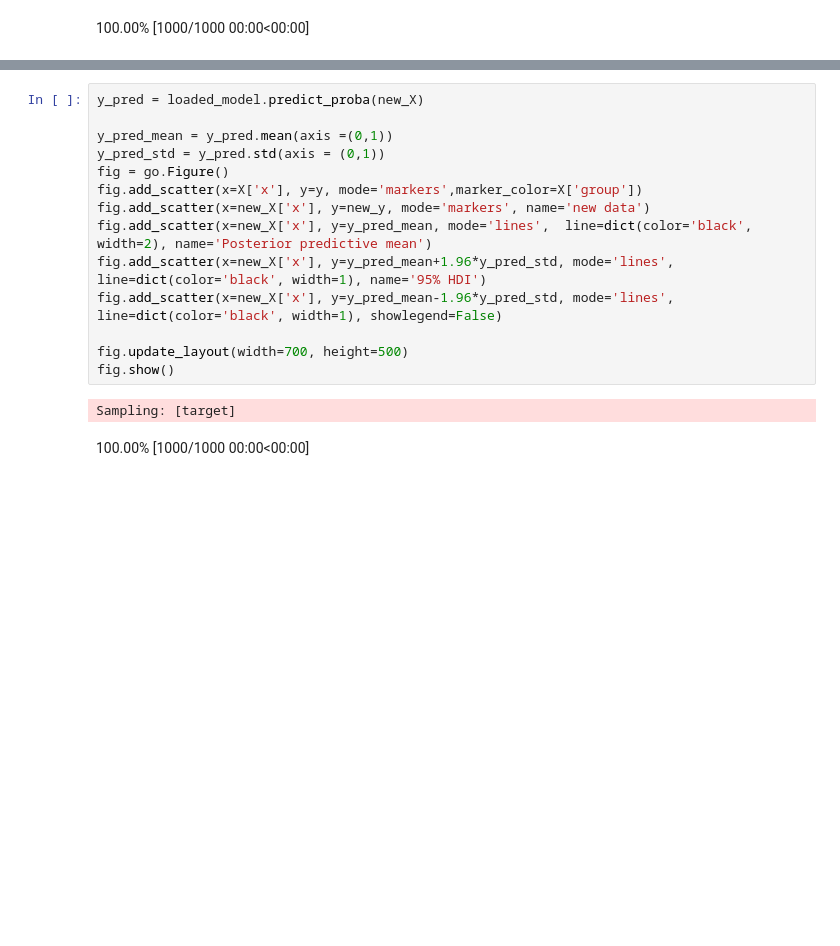
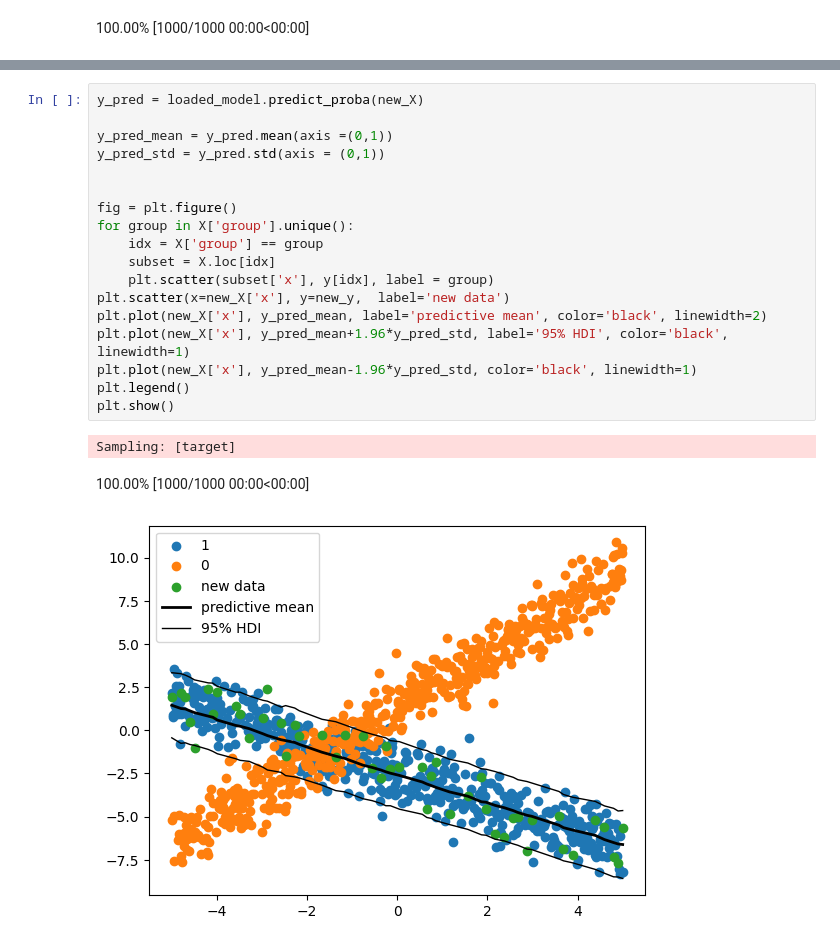
Before and after one commit to pymc-devs/pymc-experimental, a Jupyter notebook: notebooks/modelbuilder_example.ipynb, the cells around one changed output, grey strips where cells are left out. Saved outputs shown, nothing was run; the diff lists cells and outputs as text; blank space fills up the shorter version.

```diff
--- a/notebooks/modelbuilder_example.ipynb
+++ b/notebooks/modelbuilder_example.ipynb
@@ -147,17 +157,22 @@ fig.show()
 # %%
 y_pred = loaded_model.predict_proba(new_X)
 
 y_pred_mean = y_pred.mean(axis =(0,1))
 y_pred_std = y_pred.std(axis = (0,1))
-fig = go.Figure()
-fig.add_scatter(x=X['x'], y=y, mode='markers',marker_color=X['group'])
-fig.add_scatter(x=new_X['x'], y=new_y, mode='markers', name='new data')
-fig.add_scatter(x=new_X['x'], y=y_pred_mean, mode='lines',  line=dict(color='black', width=2), name='Posterior predictive mean')
-fig.add_scatter(x=new_X['x'], y=y_pred_mean+1.96*y_pred_std, mode='lines', line=dict(color='black', width=1), name='95% HDI')
-fig.add_scatter(x=new_X['x'], y=y_pred_mean-1.96*y_pred_std, mode='lines', line=dict(color='black', width=1), showlegend=False)
 
-fig.update_layout(width=700, height=500)
-fig.show()
+
+fig = plt.figure()
+for group in X['group'].unique():
+    idx = X['group'] == group
+    subset = X.loc[idx]
+    plt.scatter(subset['x'], y[idx], label = group)
+plt.scatter(x=new_X['x'], y=new_y,  label='new data')
+plt.plot(new_X['x'], y_pred_mean, label='predictive mean', color='black', linewidth=2)
+plt.plot(new_X['x'], y_pred_mean+1.96*y_pred_std, label='95% HDI', color='black', linewidth=1)
+plt.plot(new_X['x'], y_pred_mean-1.96*y_pred_std, color='black', linewidth=1)
+plt.legend()
+plt.show()
 # %% [output]
 Sampling: [target]
 100.00% [1000/1000 00:00<00:00]
+[figure, added]
```
Also changed, not shown: parts of 6 cells of this notebook.
